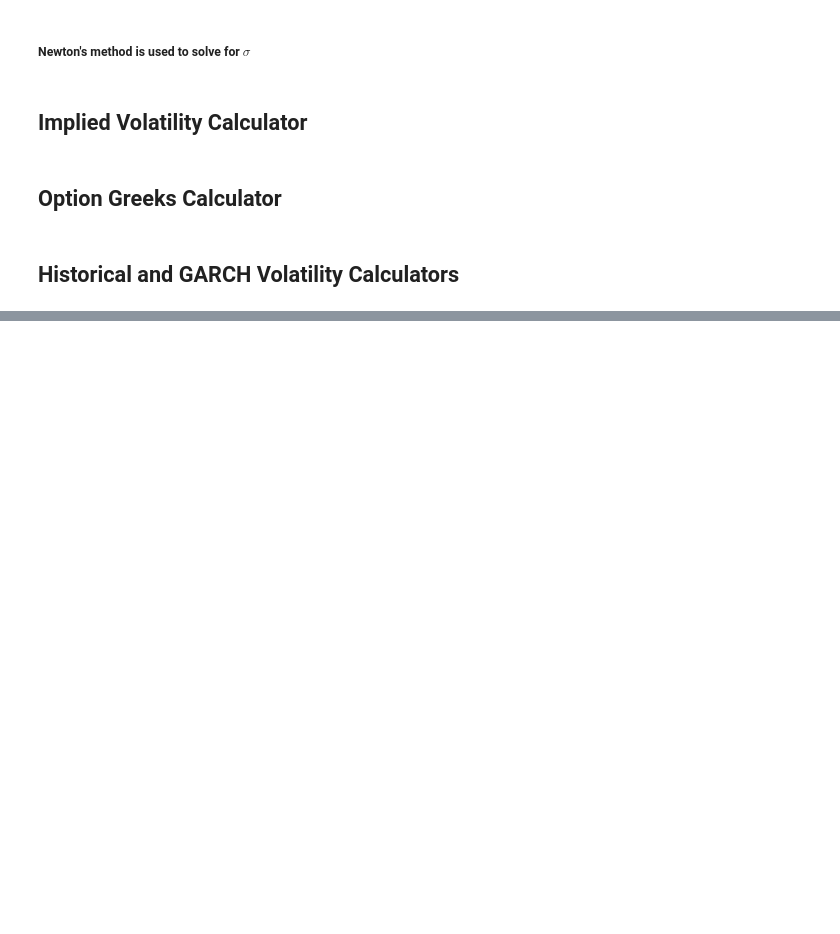
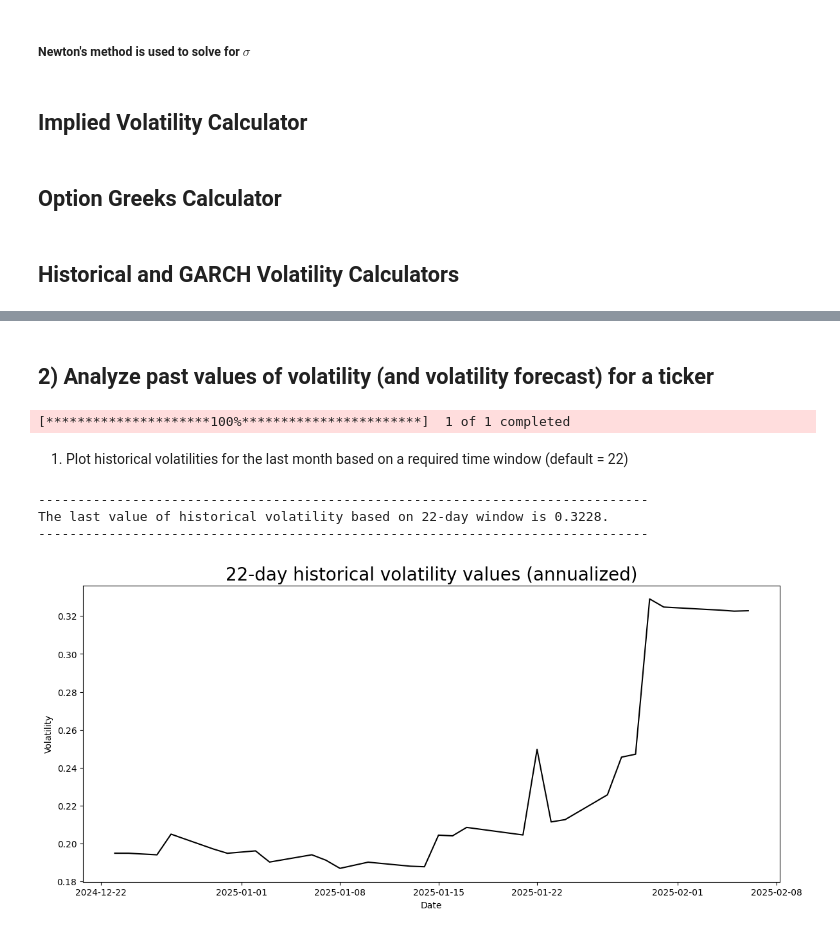
Before and after one commit to MatyasSvehla/iv_surface, a Jupyter notebook: iv_calc_oop.ipynb, the cells around one changed output, grey strips where cells are left out. Cells and saved outputs as stored; diff of their text form; code cells hidden in the pictures; blank space fills up the shorter version.

```diff
--- a/iv_calc_oop.ipynb
+++ b/iv_calc_oop.ipynb
@@ -327,10 +332,14 @@ class OptionGreeksCalculator:
 # %%
 class VolatilityCalculator:
     def __init__(self, ticker):
-        self.ticker = ticker
-        self.ticker_data = yf.download(self.ticker).Close
+        self.ticker = ticker #ticker of a stock
+        self.ticker_data = yf.download(self.ticker).Close #downloads closing prices based on the provided ticker
 
     def garch_vol(self, train_period=1500, graph_window=22, forecast_horizon=3):
+        """
+
+        """
+
         # Data Preparation
         ticker_data = self.ticker_data[-train_period:]
         log_ret = (np.log(ticker_data / ticker_data.shift()).dropna()) * 100  # Scaling for optimization
@@ -339,6 +348,10 @@ class VolatilityCalculator:
         model = arch_model(log_ret, p=1, q=1)
         model_fit = model.fit(disp="off")
         c_vol = model_fit.conditional_volatility * np.sqrt(252)
+        last_c_vol_value = c_vol.iloc[-1].round(3)
+        print("------------------------------------------------------------------------------ \n"
+            f"The last value of conditional GARCH(1,1) volatility based on {train_period}-day \n training window is {last_c_vol_value}. \n"
+            "------------------------------------------------------------------------------")
 
         # Volatility Prediction
         pred = model_fit.forecast(horizon=forecast_horizon)
@@ -366,13 +379,14 @@ class VolatilityCalculator:
         log_ret = np.log(ticker_data / ticker_data.shift())
         hist_vol = (log_ret.rolling(hist_window).std().dropna()) * np.sqrt(252)
         last_30_values = hist_vol[-30:]
-        last_value = round(hist_vol.iloc[-1], 4)
-        print(f"The last value of historical volatility based on {hist_window}-day window is {last_value}")
+        last_value = round(hist_vol.iloc[-1].iat[-1], 4)
+        print("------------------------------------------------------------------------------ \n"
+            f"The last value of historical volatility based on {hist_window}-day window is {last_value}. \n"
+            "------------------------------------------------------------------------------")
 
         fig, ax = plt.subplots(figsize=(14, 6))
         ax.plot(last_30_values, label="Line Plot", color="black")
         ax.set_title(f"{hist_window}-day historical volatility values (annualized)", fontsize=20)
         ax.set_xlabel("Date")
         ax.set_ylabel("Volatility")
-        ax.legend()
         plt.show()
@@ -378,0 +447,15 @@ class VolatilityCalculator:
+# %% [markdown]
+## 2) Analyze past values of volatility (and volatility forecast) for a ticker
+# %%
+msft_vol = VolatilityCalculator("MSFT")
+# %% [output]
+[*********************100%***********************]  1 of 1 completed
+# %% [markdown]
+1. Plot historical volatilities for the last month based on a required time window (default = 22)
+# %%
+msft_vol.hist_vol()
+# %% [output]
+------------------------------------------------------------------------------
+The last value of historical volatility based on 22-day window is 0.3228.
+------------------------------------------------------------------------------
+[figure, added]
```
Also changed, not shown: parts of 19 cells of this notebook.
